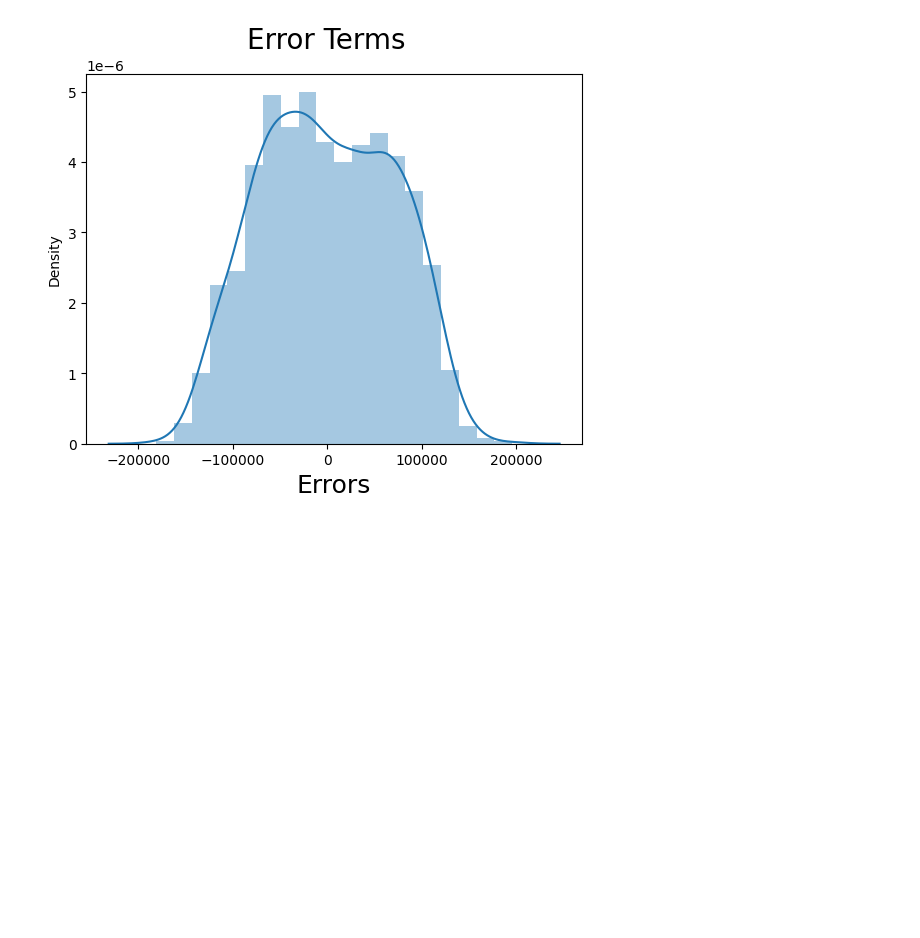
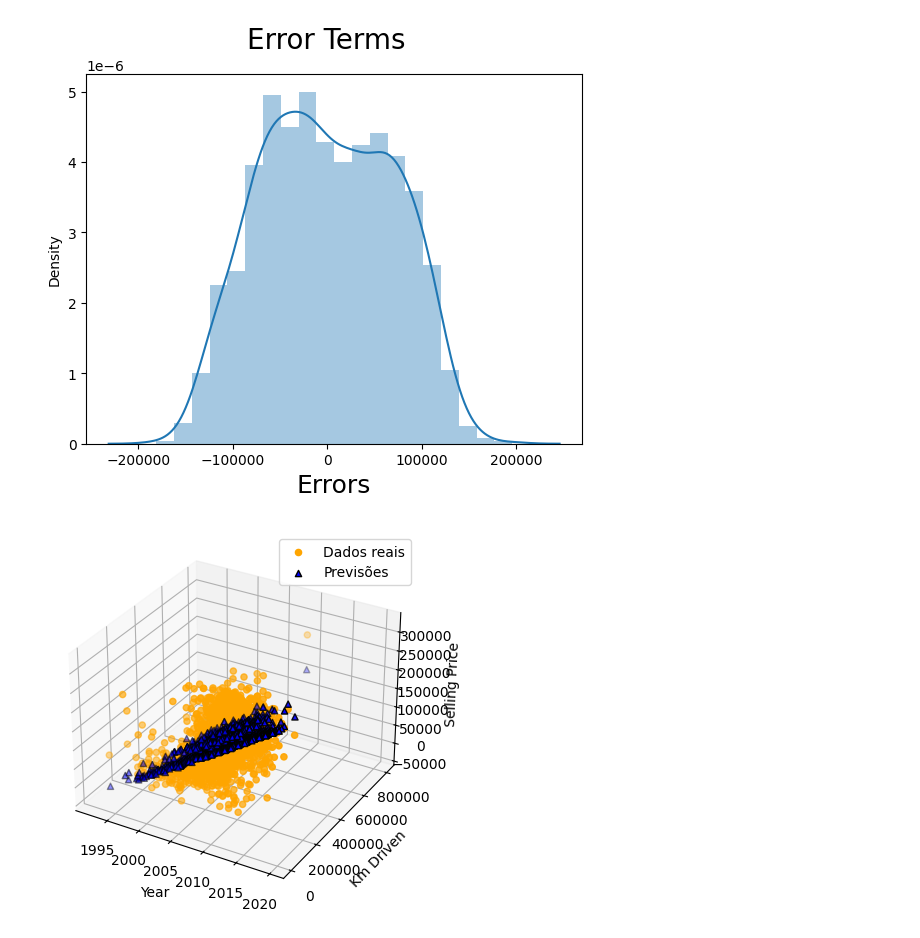
Before and after one commit to Kammer02/A3, a Jupyter notebook: src/notebooks/a3.ipynb, the cells around one changed output. Cells and saved outputs as stored; diff of their text form; code cells hidden in the pictures; blank space fills up the shorter version.

Commit message:
Updates 3d graph

```diff
--- a/src/notebooks/a3.ipynb
+++ b/src/notebooks/a3.ipynb
@@ -405,3 +405,26 @@ plt.xlabel('Errors', fontsize = 18)
 # %% [output]
 Text(0.5, 0, 'Errors')
 [figure]
+# %%
+import matplotlib.pyplot as plt
+
+features = ['year', 'km_driven', 'fuel']
+X = data[features].values
+y = data['selling_price'].values
+model.fit(X,y)
+
+predictions = model.predict(X)
+
+
+# Plote o modelo em 3D
+fig = plt.figure()
+ax = fig.add_subplot(111, projection='3d')
+ax.scatter(data['year'], data['km_driven'], data['selling_price'], color='orange', marker='o', label='Dados reais')
+ax.scatter(data['year'], data['km_driven'], predictions, color='blue',edgecolor='k', marker='^', label='Previsões')
+ax.set_xlabel('Year')
+ax.set_ylabel('Km Driven')
+ax.set_zlabel('Selling Price')
+ax.legend()
+plt.show()
+# %% [output]
+[figure, added]
```
Also changed, not shown: parts of 2 cells of this notebook.
